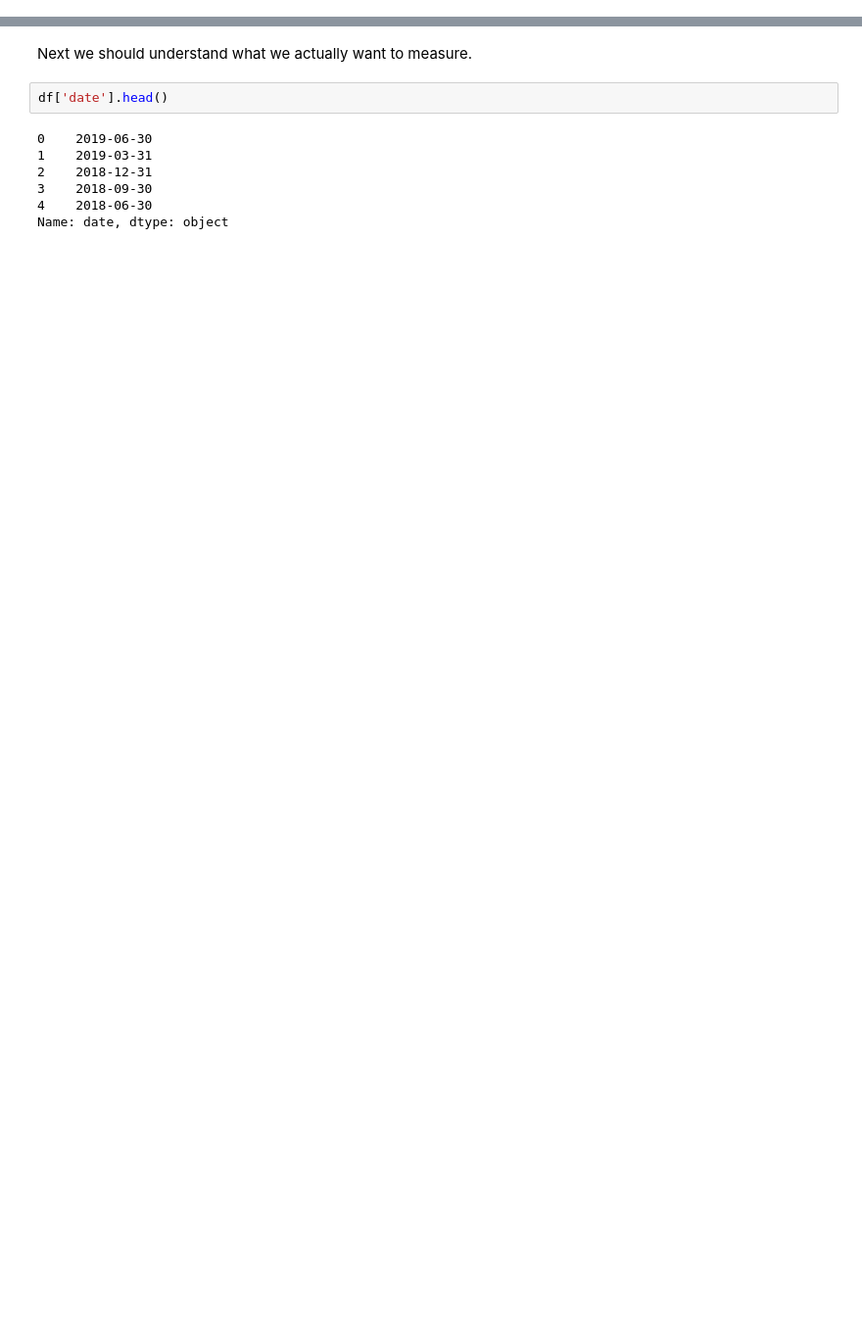
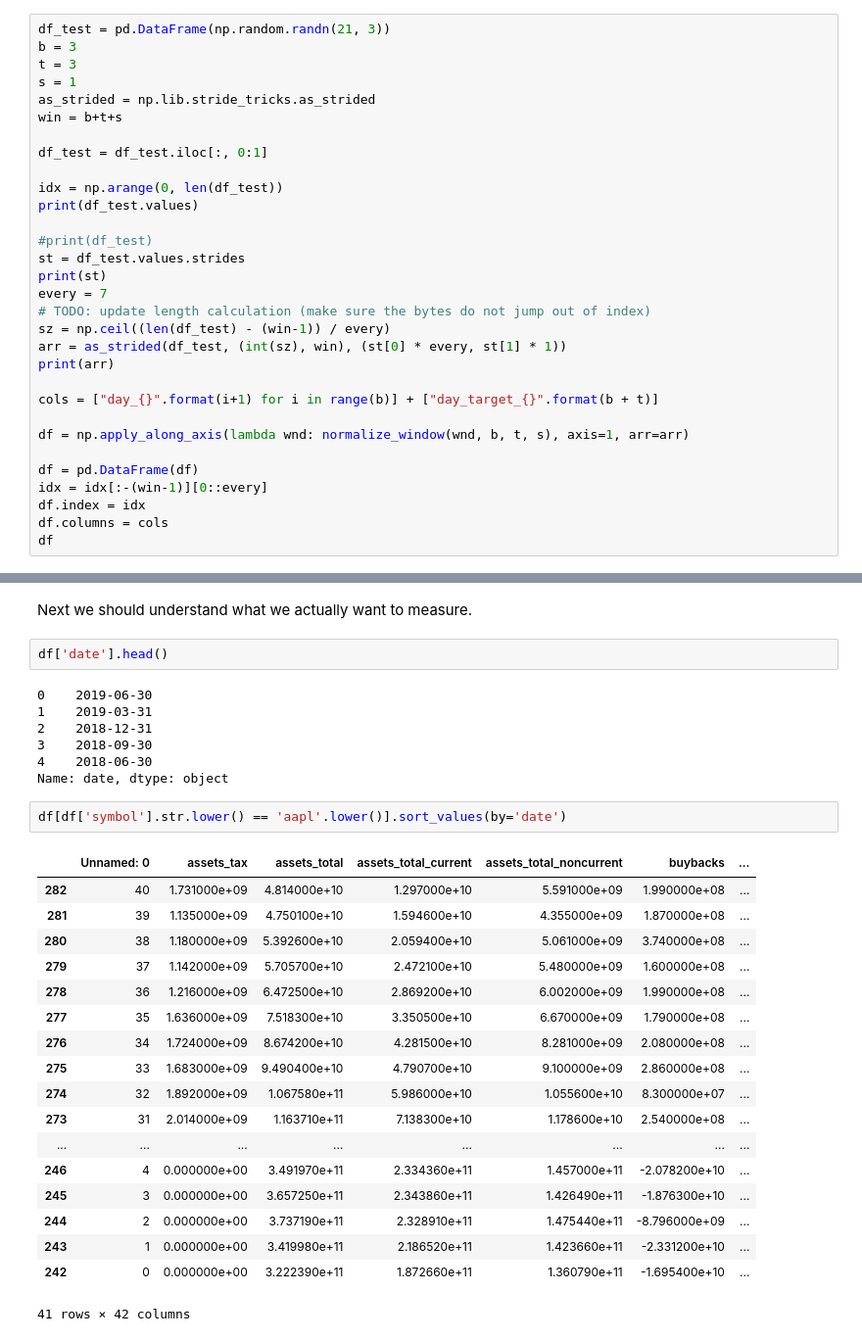
Before and after one commit to felixnext/stock_trend_analysis, a Jupyter notebook: notebooks/02-1_stocks-cleaning+features.ipynb, the cells around one changed output, grey strips where cells are left out. Shown: that part at 98% size. Saved outputs shown, nothing was run; the diff lists cells and outputs as text; blank space fills up the shorter version.

```diff
--- a/notebooks/02-1_stocks-cleaning+features.ipynb
+++ b/notebooks/02-1_stocks-cleaning+features.ipynb
@@ -98,0 +179,31 @@ We will use the difference in stock price between invest and measured time in th
+# %%
+df_test = pd.DataFrame(np.random.randn(21, 3))
+b = 3
+t = 3
+s = 1
+as_strided = np.lib.stride_tricks.as_strided
+win = b+t+s
+
+df_test = df_test.iloc[:, 0:1]
+
+idx = np.arange(0, len(df_test))
+print(df_test.values)
+
+#print(df_test)
+st = df_test.values.strides
+print(st)
+every = 7
+# TODO: update length calculation (make sure the bytes do not jump out of index)
+sz = np.ceil((len(df_test) - (win-1)) / every)
+arr = as_strided(df_test, (int(sz), win), (st[0] * every, st[1] * 1))
+print(arr)
+
+cols = ["day_{}".format(i+1) for i in range(b)] + ["day_target_{}".format(b + t)]
+
+df = np.apply_along_axis(lambda wnd: normalize_window(wnd, b, t, s), axis=1, arr=arr)
+
+df = pd.DataFrame(df)
+idx = idx[:-(win-1)][0::every]
+df.index = idx
+df.columns = cols
+df
@@ -107,3 +331,24 @@ df['date'].head()
 3    2018-09-30
 4    2018-06-30
 Name: date, dtype: object
+# %%
+df[df['symbol'].str.lower() == 'aapl'.lower()].sort_values(by='date')
+# %% [output]
+|  | Unnamed: 0 | assets_tax | assets_total | assets_total_current | assets_total_noncurrent | buybacks | ... |
+| 282 | 40 | 1.731000e+09 | 4.814000e+10 | 1.297000e+10 | 5.591000e+09 | 1.990000e+08 | ... |
+| 281 | 39 | 1.135000e+09 | 4.750100e+10 | 1.594600e+10 | 4.355000e+09 | 1.870000e+08 | ... |
+| 280 | 38 | 1.180000e+09 | 5.392600e+10 | 2.059400e+10 | 5.061000e+09 | 3.740000e+08 | ... |
+| 279 | 37 | 1.142000e+09 | 5.705700e+10 | 2.472100e+10 | 5.480000e+09 | 1.600000e+08 | ... |
+| 278 | 36 | 1.216000e+09 | 6.472500e+10 | 2.869200e+10 | 6.002000e+09 | 1.990000e+08 | ... |
+| 277 | 35 | 1.636000e+09 | 7.518300e+10 | 3.350500e+10 | 6.670000e+09 | 1.790000e+08 | ... |
+| 276 | 34 | 1.724000e+09 | 8.674200e+10 | 4.281500e+10 | 8.281000e+09 | 2.080000e+08 | ... |
+| 275 | 33 | 1.683000e+09 | 9.490400e+10 | 4.790700e+10 | 9.100000e+09 | 2.860000e+08 | ... |
+| 274 | 32 | 1.892000e+09 | 1.067580e+11 | 5.986000e+10 | 1.055600e+10 | 8.300000e+07 | ... |
+| 273 | 31 | 2.014000e+09 | 1.163710e+11 | 7.138300e+10 | 1.178600e+10 | 2.540000e+08 | ... |
+| ... | ... | ... | ... | ... | ... | ... | ... |
+| 246 | 4 | 0.000000e+00 | 3.491970e+11 | 2.334360e+11 | 1.457000e+11 | -2.078200e+10 | ... |
+| 245 | 3 | 0.000000e+00 | 3.657250e+11 | 2.343860e+11 | 1.426490e+11 | -1.876300e+10 | ... |
+| 244 | 2 | 0.000000e+00 | 3.737190e+11 | 2.328910e+11 | 1.475440e+11 | -8.796000e+09 | ... |
+| 243 | 1 | 0.000000e+00 | 3.419980e+11 | 2.186520e+11 | 1.423660e+11 | -2.331200e+10 | ... |
+| 242 | 0 | 0.000000e+00 | 3.222390e+11 | 1.872660e+11 | 1.360790e+11 | -1.695400e+10 | ... |
+41 rows × 42 columns
```
Also changed, not shown: parts of 9 cells of this notebook, 9 other files.
